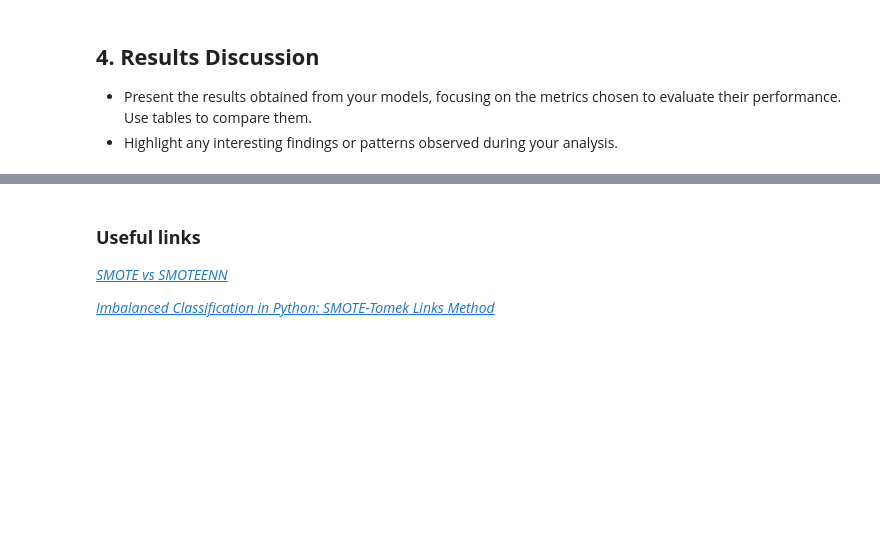
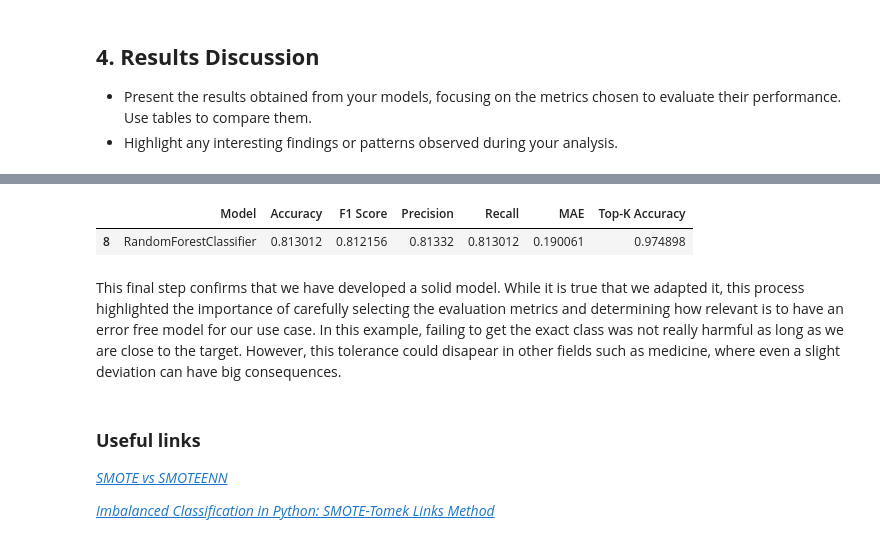
Before and after one commit to DiegoLopezAroca/Multiclass-Corporate-Credit-Rating, a Jupyter notebook: src/Multiclass_Corporate_Credit_Rating_D1_2.ipynb, the cells around one changed output, grey strips where cells are left out. Drawn from its saved outputs; the diff is of its cells as text; code cells hidden in the pictures; blank space fills up the shorter version.

```diff
--- a/src/Multiclass_Corporate_Credit_Rating_D1_2.ipynb
+++ b/src/Multiclass_Corporate_Credit_Rating_D1_2.ipynb
@@ -725,3 +785,10 @@ comparison_model.head(10)
+# %%
+comparisons_models.head(9).tail(1)
+# %% [output]
+|  | Model | Accuracy | F1 Score | Precision | Recall | MAE | Top-K Accuracy |
+| 8 | RandomForestClassifier | 0.813012 | 0.812156 | 0.81332 | 0.813012 | 0.190061 | 0.974898 |
+# %% [markdown]
+This final step confirms that we have developed a solid model. While it is true that we adapted it, this process highlighted the importance of carefully selecting the evaluation metrics and determining how relevant is to have an error free model for our use case. In this example, failing to get the exact class was not really harmful as long as we are close to the target. However, this tolerance could disapear in other fields such as medicine, where even a slight deviation can have big consequences.
 # %% [markdown]
 ### **Useful links**
 *[SMOTE vs SMOTEENN](https://www.mdpi.com/1999-4893/18/1/37)*<p>
```
Also changed, not shown: parts of 19 cells of this notebook, 1 other file.
